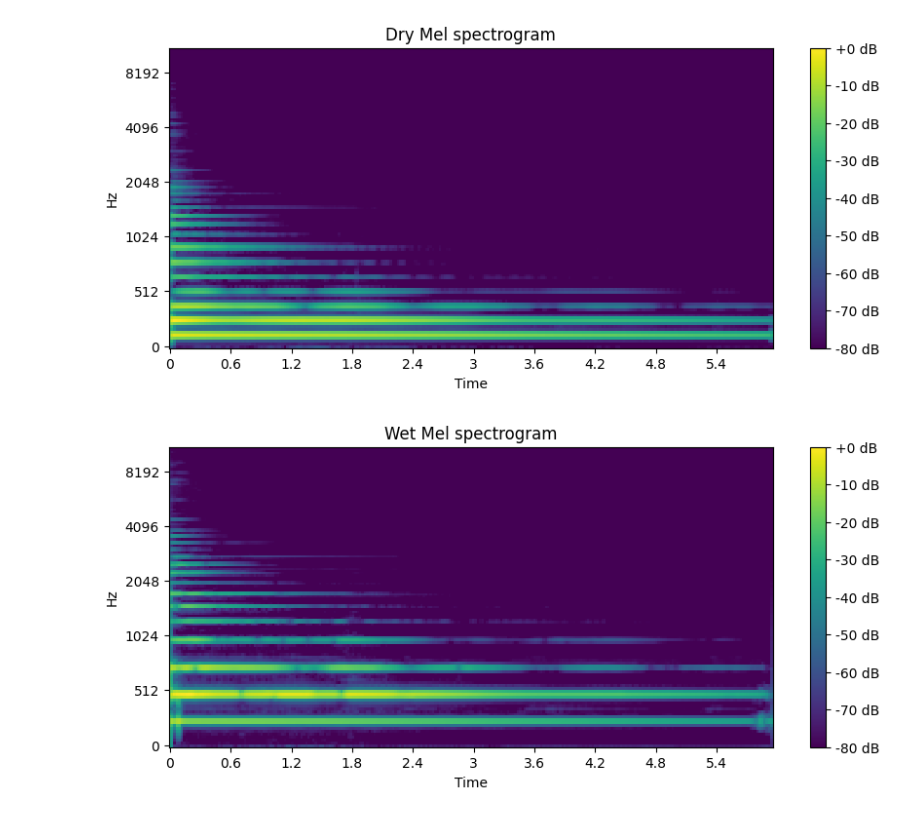
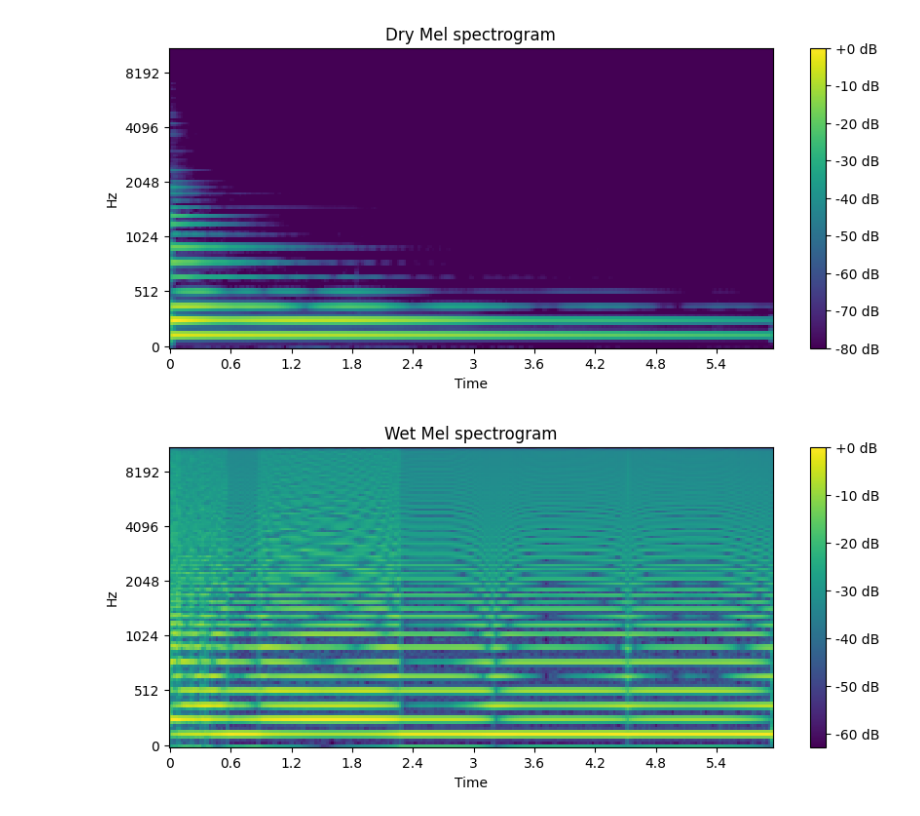
Before and after one commit to russgeo/neural-effect-chain, a Jupyter notebook: data_viewer.ipynb, the cells around one changed output. Saved outputs shown, nothing was run; the diff lists cells and outputs as text; code cells hidden in the pictures.

```diff
--- a/data_viewer.ipynb
+++ b/data_viewer.ipynb
@@ -26,14 +26,14 @@ plt.show()
 # %% [output]
 [figure]
 # %%
-y, sr = librosa.load('data/wet_tones/output_2.wav')
+y, sr = librosa.load('data/wet_tones/output_1.wav')
 dry_mel_spectrogram = librosa.feature.melspectrogram(y=y, sr=sr)
 dry_mel_spectrogram_db = librosa.power_to_db(dry_mel_spectrogram, ref=np.max)
 
 plt.figure(figsize=(10, 4))
 librosa.display.specshow(dry_mel_spectrogram_db, x_axis='time', y_axis='mel', sr=sr, cmap='viridis')
 plt.colorbar(format='%+2.0f dB')
 plt.title('Wet Mel spectrogram')
 plt.show()
 # %% [output]
-[figure, old version]
+[figure, new version]
```
Also changed, not shown: parts of 2 cells of this notebook, 14 other files.
